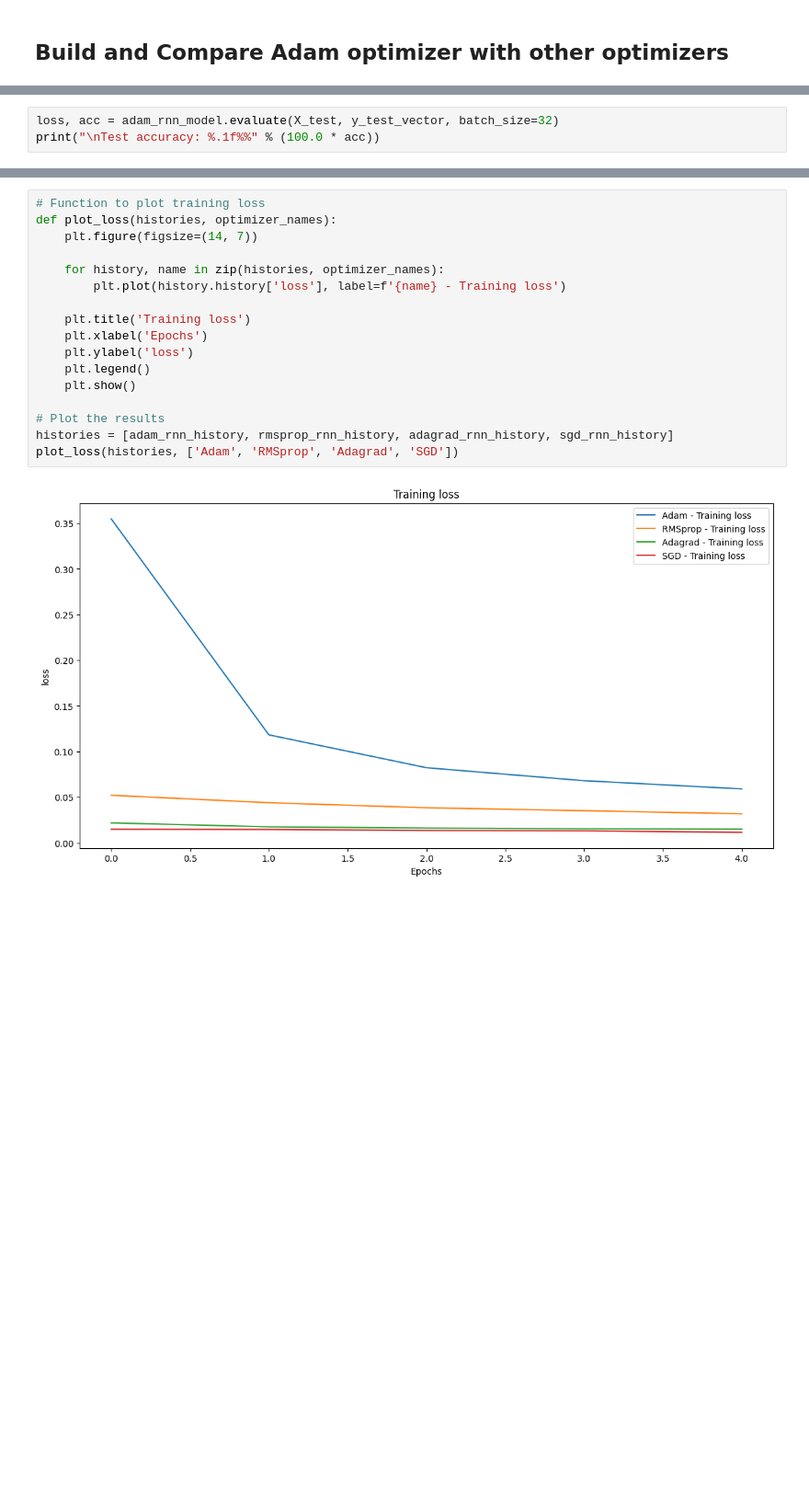
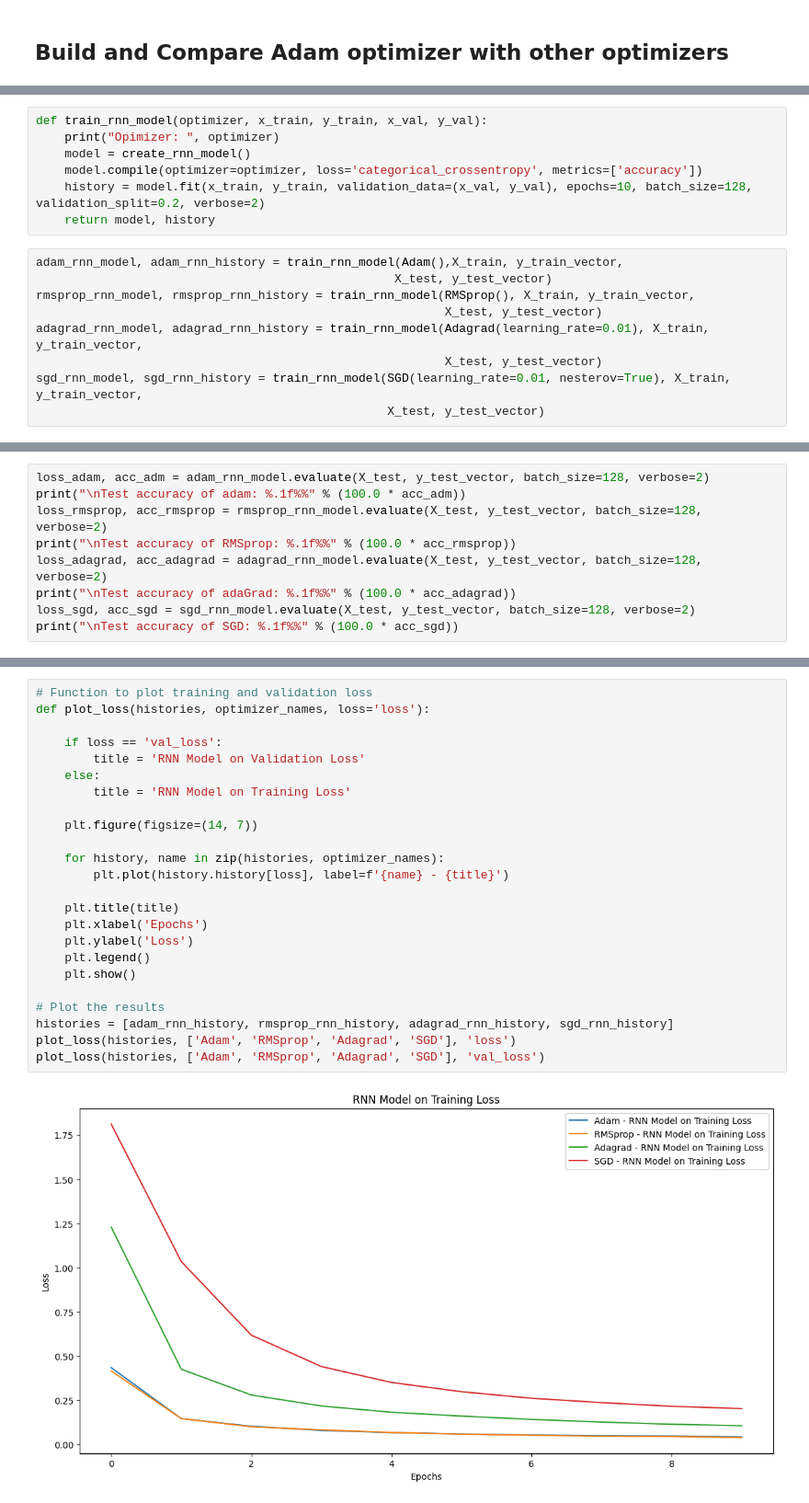
Before and after one commit to chakryaros/IDC6146, a Jupyter notebook: Project_Group2_RNN_Classification_model.ipynb, the cells around one changed output, grey strips where cells are left out. Shown at 92% size. Drawn from its saved outputs; the diff is of its cells as text; blank space fills up the shorter version.

```diff
--- a/Project_Group2_RNN_Classification_model.ipynb
+++ b/Project_Group2_RNN_Classification_model.ipynb
@@ -158,0 +102,16 @@ Epoch 5/5
+# %%
+def train_rnn_model(optimizer, x_train, y_train, x_val, y_val):
+    print("Opimizer: ", optimizer)
+    model = create_rnn_model()
+    model.compile(optimizer=optimizer, loss='categorical_crossentropy', metrics=['accuracy'])
+    history = model.fit(x_train, y_train, validation_data=(x_val, y_val), epochs=10, batch_size=128, validation_split=0.2, verbose=2)
+    return model, history
+# %%
+adam_rnn_model, adam_rnn_history = train_rnn_model(Adam(),X_train, y_train_vector,
+                                                  X_test, y_test_vector)
+rmsprop_rnn_model, rmsprop_rnn_history = train_rnn_model(RMSprop(), X_train, y_train_vector,
+                                                         X_test, y_test_vector)
+adagrad_rnn_model, adagrad_rnn_history = train_rnn_model(Adagrad(learning_rate=0.01), X_train, y_train_vector,
+                                                         X_test, y_test_vector)
+sgd_rnn_model, sgd_rnn_history = train_rnn_model(SGD(learning_rate=0.01, nesterov=True), X_train, y_train_vector,
+                                                 X_test, y_test_vector)
@@ -159,4 +138,10 @@ Epoch 5/5
 # %%
-loss, acc = adam_rnn_model.evaluate(X_test, y_test_vector, batch_size=32)
-print("\nTest accuracy: %.1f%%" % (100.0 * acc))
+loss_adam, acc_adm = adam_rnn_model.evaluate(X_test, y_test_vector, batch_size=128, verbose=2)
+print("\nTest accuracy of adam: %.1f%%" % (100.0 * acc_adm))
+loss_rmsprop, acc_rmsprop = rmsprop_rnn_model.evaluate(X_test, y_test_vector, batch_size=128, verbose=2)
+print("\nTest accuracy of RMSprop: %.1f%%" % (100.0 * acc_rmsprop))
+loss_adagrad, acc_adagrad = adagrad_rnn_model.evaluate(X_test, y_test_vector, batch_size=128, verbose=2)
+print("\nTest accuracy of adaGrad: %.1f%%" % (100.0 * acc_adagrad))
+loss_sgd, acc_sgd = sgd_rnn_model.evaluate(X_test, y_test_vector, batch_size=128, verbose=2)
+print("\nTest accuracy of SGD: %.1f%%" % (100.0 * acc_sgd))
 # %% [output]
@@ -166,19 +160,26 @@ Test accuracy: 99.0%
 # %%
-# Function to plot training loss
-def plot_loss(histories, optimizer_names):
+# Function to plot training and validation loss
+def plot_loss(histories, optimizer_names, loss='loss'):
+
+    if loss == 'val_loss':
+        title = 'RNN Model on Validation Loss'
+    else:
+        title = 'RNN Model on Training Loss'
+
     plt.figure(figsize=(14, 7))
 
     for history, name in zip(histories, optimizer_names):
-        plt.plot(history.history['loss'], label=f'{name} - Training loss')
+        plt.plot(history.history[loss], label=f'{name} - {title}')
 
-    plt.title('Training loss')
+    plt.title(title)
     plt.xlabel('Epochs')
-    plt.ylabel('loss')
+    plt.ylabel('Loss')
     plt.legend()
     plt.show()
 
 # Plot the results
 histories = [adam_rnn_history, rmsprop_rnn_history, adagrad_rnn_history, sgd_rnn_history]
-plot_loss(histories, ['Adam', 'RMSprop', 'Adagrad', 'SGD'])
+plot_loss(histories, ['Adam', 'RMSprop', 'Adagrad', 'SGD'], 'loss')
+plot_loss(histories, ['Adam', 'RMSprop', 'Adagrad', 'SGD'], 'val_loss')
 # %% [output]
-[figure, old version]
+[figure, new version]
```
Also changed, not shown: parts of 15 cells of this notebook, 2 other files.
